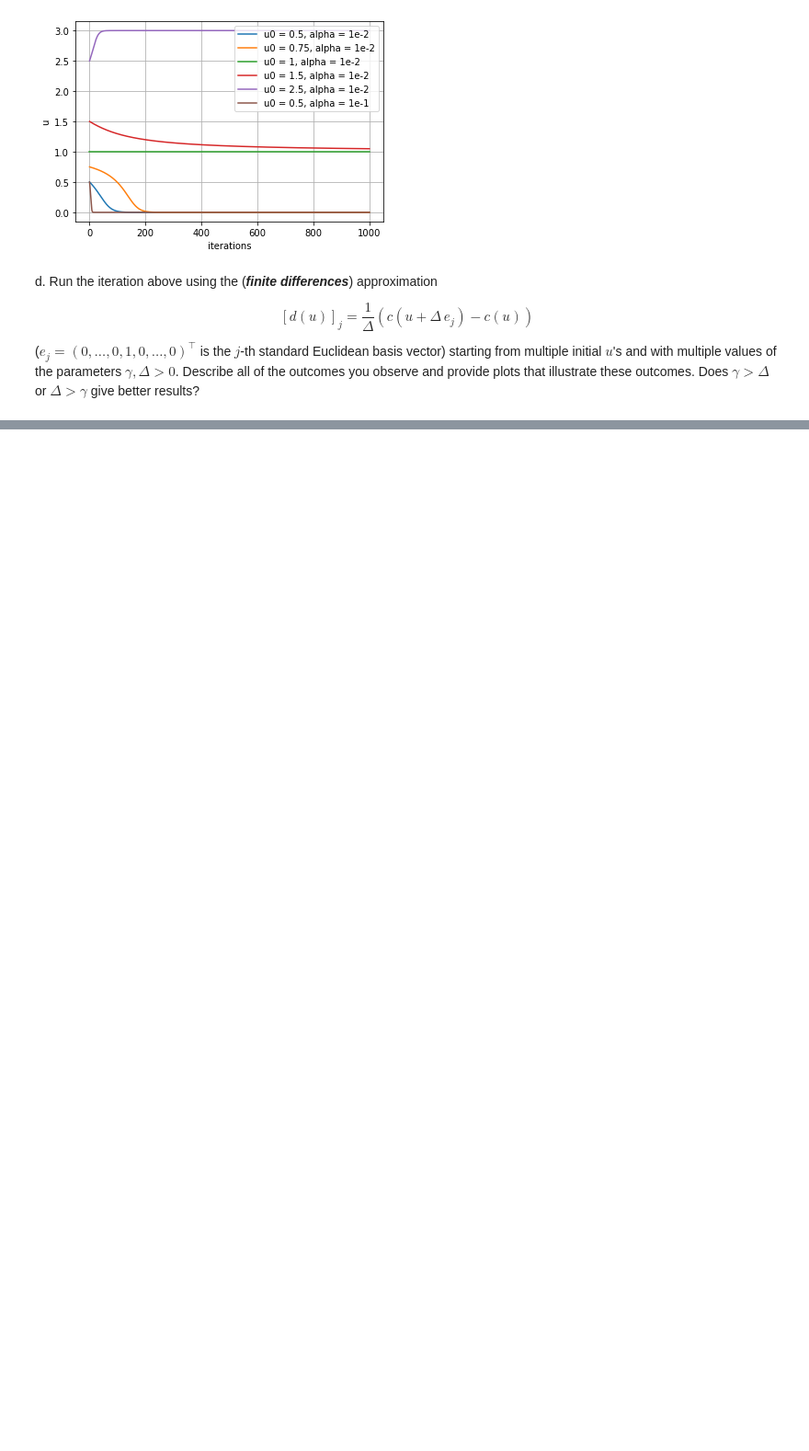
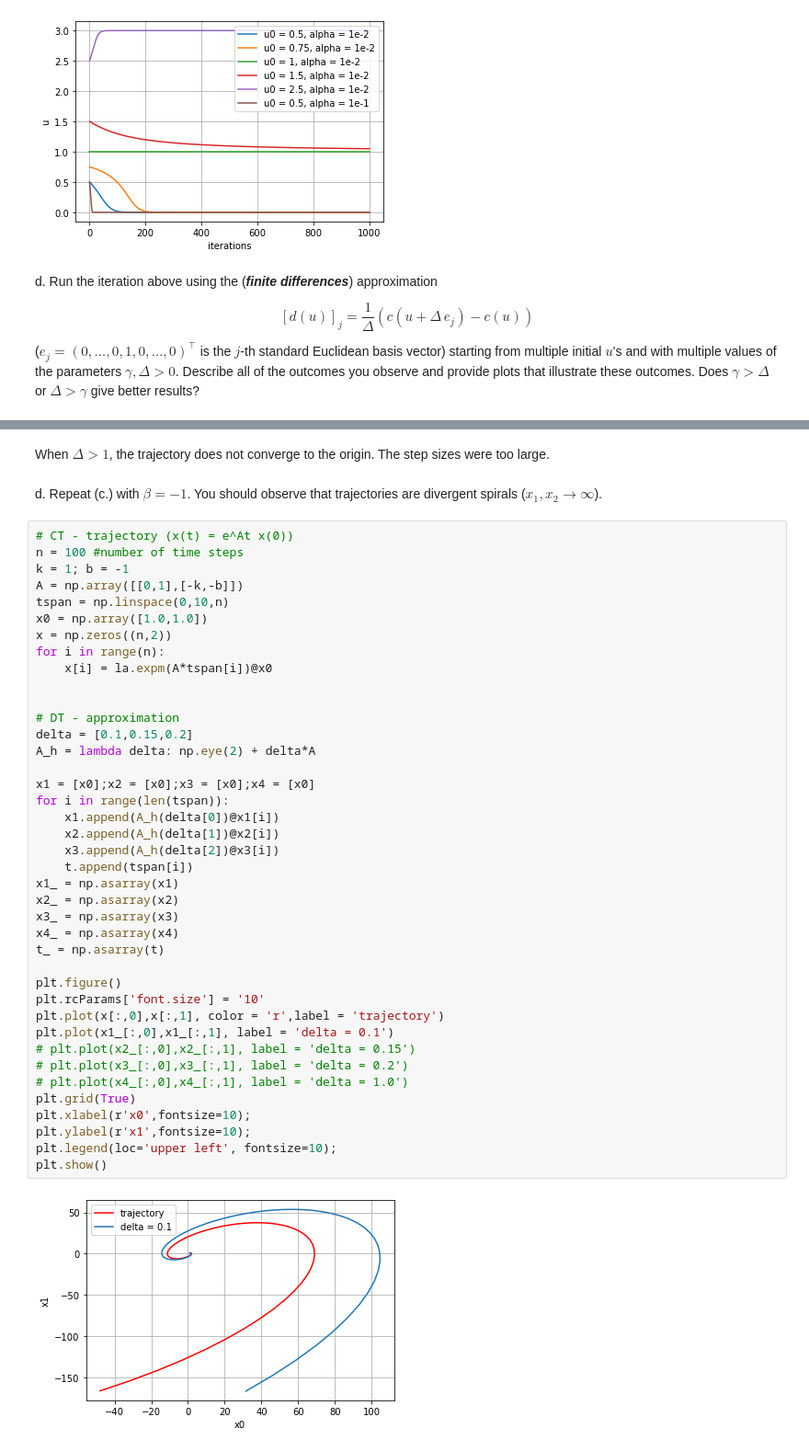
Before and after one commit to hachouuw/546-22Wi-OPT-AC, a Jupyter notebook: hw1_AC.ipynb, the cells around one changed output, grey strips where cells are left out. Shown: that part at 92% size. Saved outputs shown, nothing was run; the diff lists cells and outputs as text; blank space fills up the shorter version.

```diff
--- a/hw1_AC.ipynb
+++ b/hw1_AC.ipynb
@@ -161,0 +315,46 @@ using a sinusoidal input $u(t) = \sin(\omega t)$ ($\hat{A}$ will be the same in
+# %% [markdown]
+When $\Delta > 1$, the trajectory does not converge to the origin. The step sizes were too large.
+# %% [markdown]
+d. Repeat (c.) with $\beta = -1$.  You should observe that trajectories are divergent spirals ($x_1,x_2 \rightarrow \infty$).
+# %%
+# CT - trajectory (x(t) = e^At x(0))
+n = 100 #number of time steps
+k = 1; b = -1
+A = np.array([[0,1],[-k,-b]])
+tspan = np.linspace(0,10,n)
+x0 = np.array([1.0,1.0])
+x = np.zeros((n,2))
+for i in range(n):
+    x[i] = la.expm(A*tspan[i])@x0
+
+
+# DT - approximation
+delta = [0.1,0.15,0.2]
+A_h = lambda delta: np.eye(2) + delta*A
+
+x1 = [x0];x2 = [x0];x3 = [x0];x4 = [x0]
+for i in range(len(tspan)):
+    x1.append(A_h(delta[0])@x1[i])
+    x2.append(A_h(delta[1])@x2[i])
+    x3.append(A_h(delta[2])@x3[i])
+    t.append(tspan[i])
+x1_ = np.asarray(x1)
+x2_ = np.asarray(x2)
+x3_ = np.asarray(x3)
+x4_ = np.asarray(x4)
+t_ = np.asarray(t)
+
+plt.figure()
+plt.rcParams['font.size'] = '10'
+plt.plot(x[:,0],x[:,1], color = 'r',label = 'trajectory')
+plt.plot(x1_[:,0],x1_[:,1], label = 'delta = 0.1')
+# plt.plot(x2_[:,0],x2_[:,1], label = 'delta = 0.15')
+# plt.plot(x3_[:,0],x3_[:,1], label = 'delta = 0.2')
+# plt.plot(x4_[:,0],x4_[:,1], label = 'delta = 1.0')
+plt.grid(True)
+plt.xlabel(r'x0',fontsize=10);
+plt.ylabel(r'x1',fontsize=10);
+plt.legend(loc='upper left', fontsize=10);
+plt.show()
+# %% [output]
+[figure, added]
```
Also changed, not shown: parts of 20 cells of this notebook.
